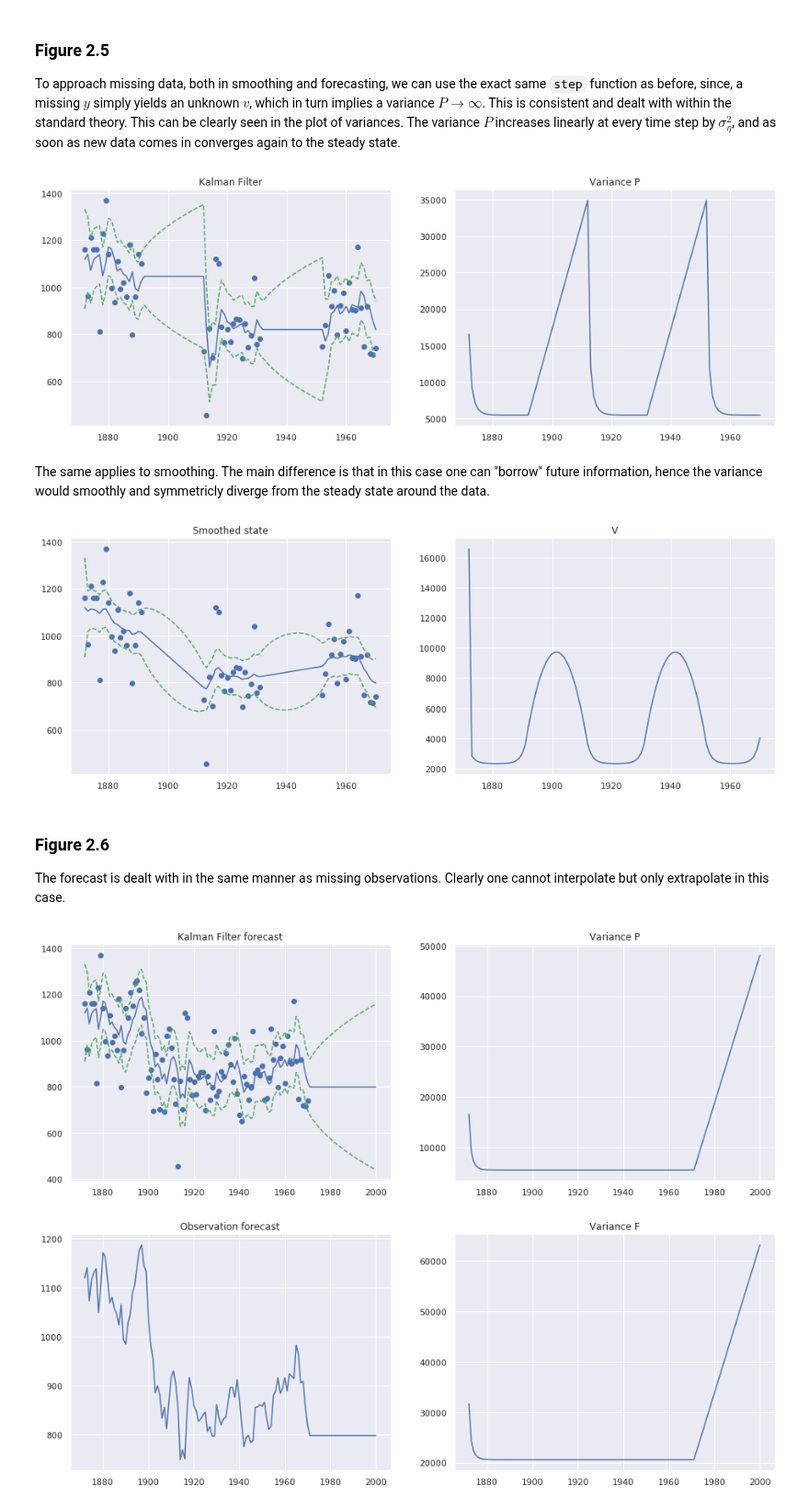
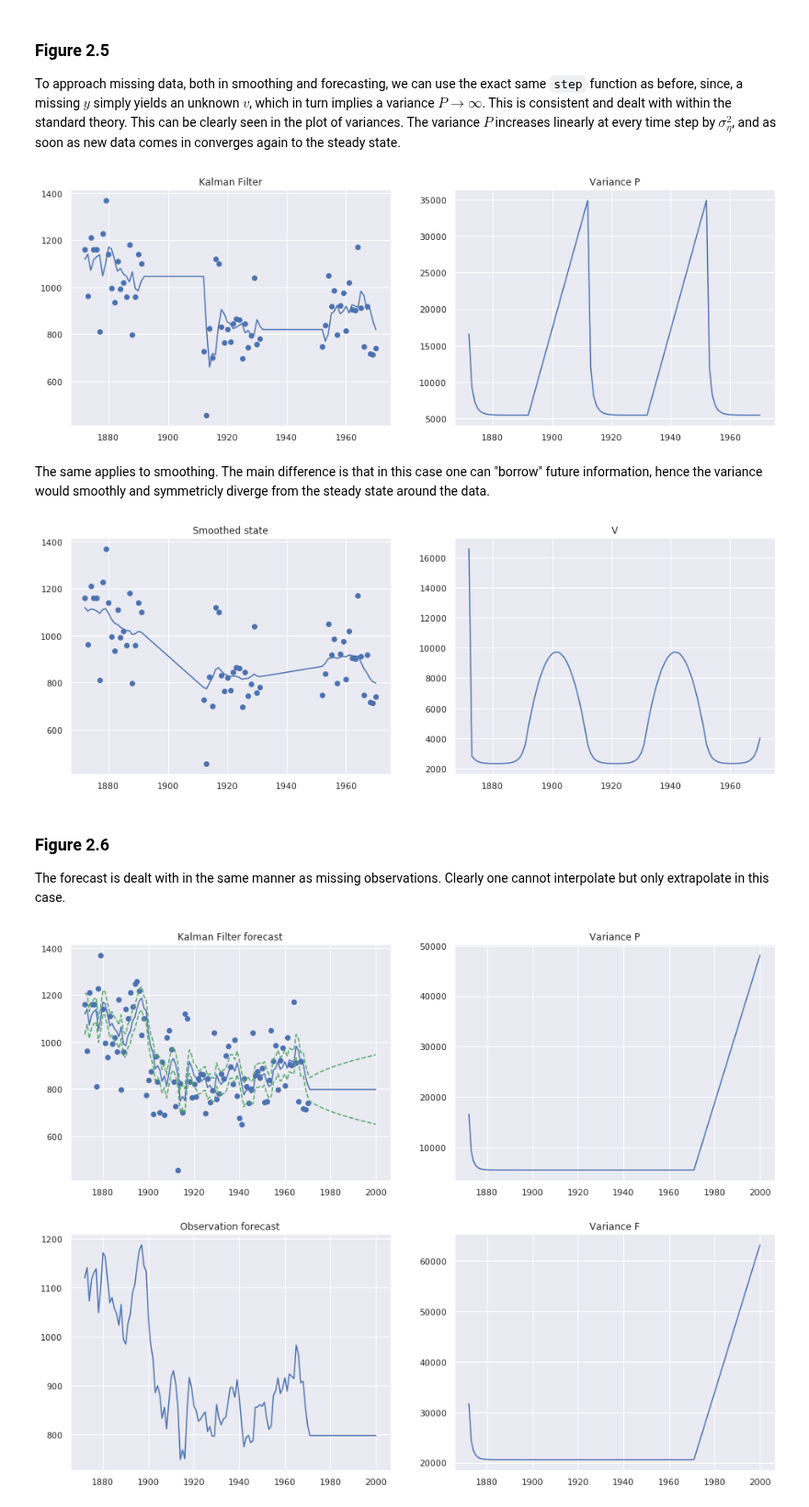
Before and after one commit to NoFishLikeIan/tinbergen, a Jupyter notebook: homework/adv_econometrics_three/Local level.ipynb, the cells around one changed output. Shown at 92% size. Saved outputs shown, nothing was run; the diff lists cells and outputs as text; code cells hidden in the pictures.

```diff
--- a/homework/adv_econometrics_three/Local level.ipynb
+++ b/homework/adv_econometrics_three/Local level.ipynb
@@ -38,7 +38,9 @@ def make_confidence(mean, variance, factor = 1.64):
 
     return confidence_intervals
 # %%
-def plot_quadrant(data, xs, datapoints = None, titles = [], ci = True, only_first = False):
+def plot_quadrant(data, xs,
+                  datapoints = None, titles = [], ci = True, only_first = False,
+                  **ci_params):
     filtered_state, variance = data[:, 0], data[:, 1]
 
     if only_first:
@@ -66,7 +68,7 @@ def plot_quadrant(data, xs, datapoints = None, titles = [], ci = True, only_firs
     ax1.plot(xs, filtered_state)
 
     if ci:
-        confidence_intervals = make_confidence(filtered_state, variance)
+        confidence_intervals = make_confidence(filtered_state, variance, **ci_params)
         ax1.plot(xs, confidence_intervals[:, 0], '--', c='g')
         ax1.plot(xs, confidence_intervals[:, 1], '--', c='g')
 
@@ -284,21 +286,21 @@ smoothed = KF_smoothing(missing_series, **init, **params)
 # %%
 plot_quadrant(interp, x_axis,
               datapoints=missing_series[1:],
-              ci=True,
+              ci=False,
               only_first=True,
               titles=["Kalman Filter", "Variance P"])
 # %% [output]
-[figure, old version]
+[figure, new version]
 # %% [markdown]
 The same applies to smoothing. The main difference is that in this case one can "borrow" future information, hence the variance would smoothly and symmetricly diverge from the steady state around the data.
 # %%
 plot_quadrant(smoothed, x_axis,
               datapoints=missing_series[1:],
-              ci=True,
+              ci=False,
               only_first=True,
               titles=["Smoothed state", "V"])
 # %% [output]
-[figure, old version]
+[figure, new version]
 # %% [markdown]
 ### Figure 2.6
 
@@ -310,13 +312,16 @@ interp_axis = range(base_year + 1, base_year + len(forecast_data))
 # %%
 extrap = KF(forecast_data, **init, **params)
 # %%
+forecasting_z = 0.674
+
 plot_quadrant(extrap, interp_axis,
               datapoints=forecast_data[1:],
               ci=True,
               only_first=True,
+              factor=forecasting_z,
               titles=["Kalman Filter forecast", "Variance P"])
 # %% [output]
-[figure, old version]
+[figure, new version]
 # %%
 forecast = extrap[:, [0, 1]]
 forecast[:, 1] += params["var_eps"]
```
